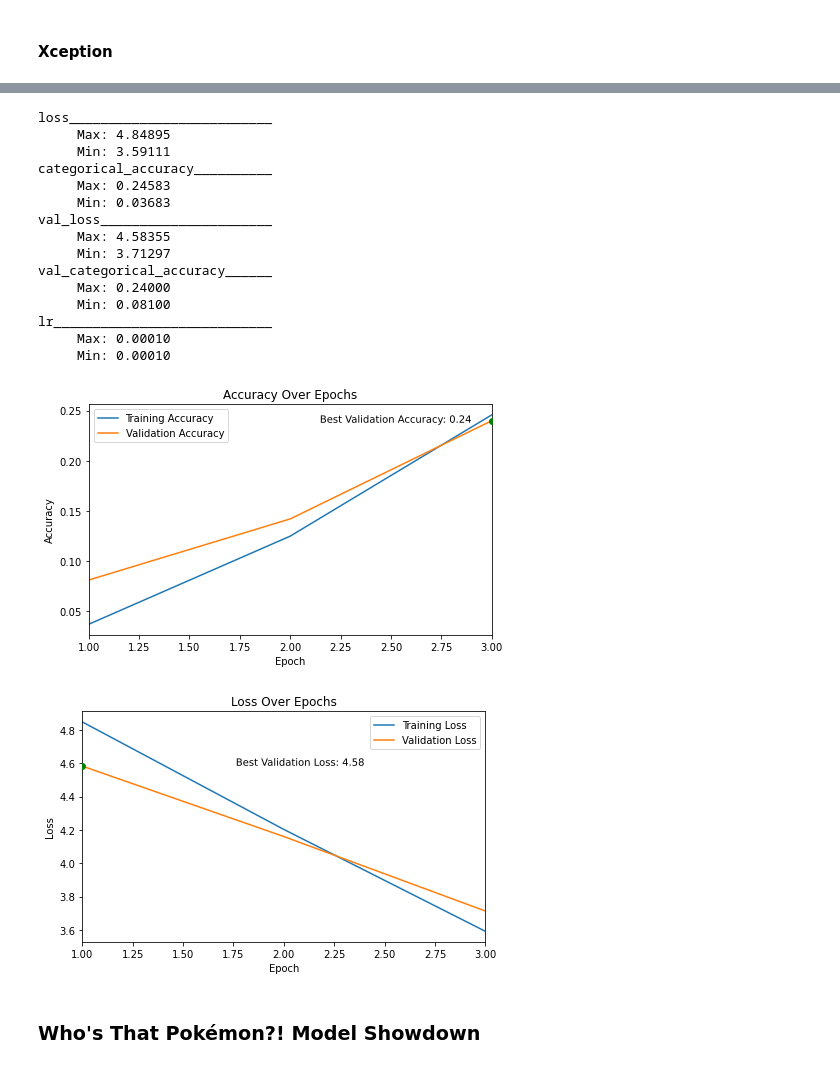
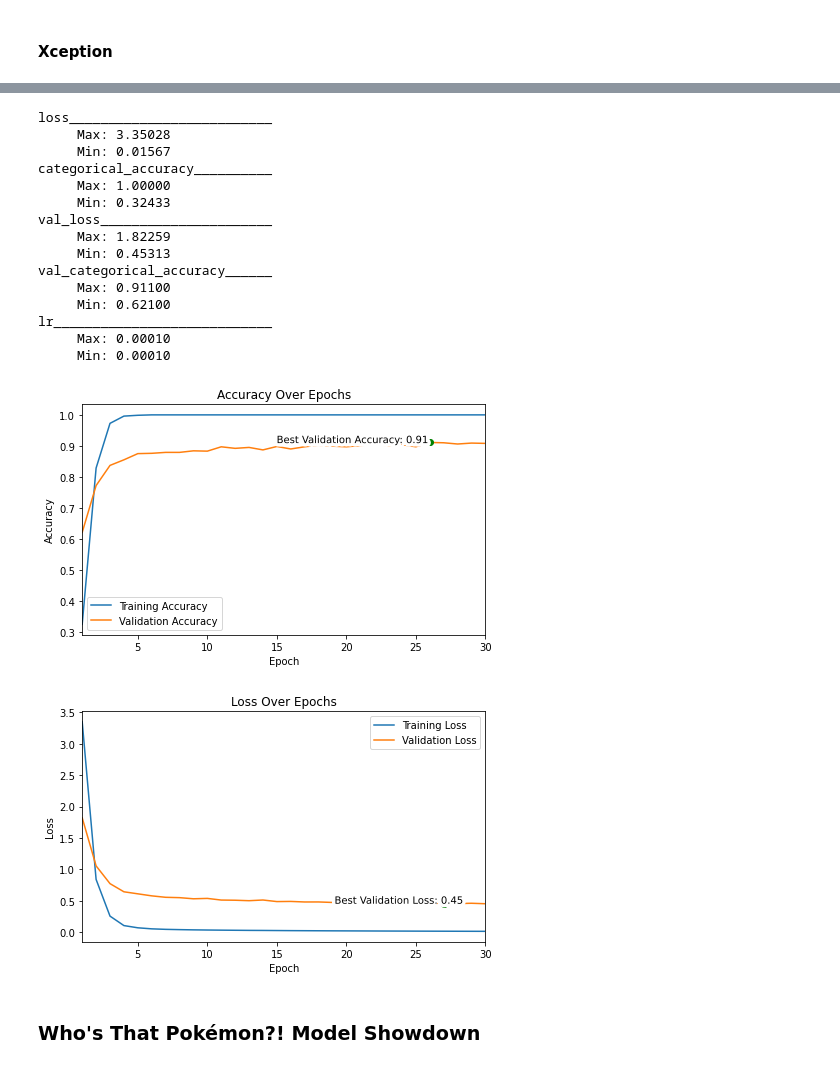
Before and after one commit to LinkWentz/whos-that-pokemon, a Jupyter notebook: pokemon_classification.ipynb, the cells around one changed output, grey strips where cells are left out. Cells and saved outputs as stored; diff of their text form; code cells hidden in the pictures.

```diff
--- a/pokemon_classification.ipynb
+++ b/pokemon_classification.ipynb
@@ -19,7 +17,7 @@ tf.compat.v1.disable_eager_execution()
 # %% [markdown]
 ### Global Parameters
 # %%
-EPOCHS = 3
+EPOCHS = 30
 IMAGE_SIZE = (224, 224)
 PKMN_DIRECTORY = 'C:/temp/PokemonData'
 PLOT_DIRECTORY = 'Plots'
@@ -236,7 +245,7 @@ def plot_training_history(metric_history, val_metric_history,
     epochs = len(metric_history)
     # Find which epoch the selected value for the selected metric was reached.
     best_val_metric_bool_idx = val_metric_history == best(val_metric_history)
-    best_val_metric_x = np.arange(epochs)[best_val_metric_bool_idx] + 1
+    best_val_metric_x = np.arange(epochs)[best_val_metric_bool_idx][0] + 1
     # Plot Content
     lines.append(ax.plot(np.arange(epochs) + 1, metric_history))
     lines.append(ax.plot(np.arange(epochs) + 1, val_metric_history))
@@ -434,7 +460,7 @@ plot_training_history(
 #### Xception
 # %%
 xception_model = build_model(keras.applications.Xception,
-    output_count = CLASS_COUNT)
+    output_count = CLASS_COUNT, dense_count = 512)
 # %% [output]
 WARNING:tensorflow:From C:\Programs\Anaconda\envs\pokemon_classifier\lib\site-packages\keras\layers\normalization\batch_normalization.py:520: _colocate_with (from tensorflow.python.framework.ops) is d ...
 Instructions for updating:
@@ -461,7 +487,7 @@ checkpoint = keras.callbacks.ModelCheckpoint('models/xception_model_best',
 plateau_handling = keras.callbacks.ReduceLROnPlateau(
     monitor = 'val_categorical_accuracy', patience = 5, factor = 0.1)
 
-xception_model_history = xception_model.fit(train_flow, epochs = EPOCHS,
+xception_model_history = xception_model.fit(X_train, Y_train, epochs = EPOCHS,
     validation_data = (X_test, Y_test),
     callbacks = [checkpoint, plateau_handling])
 # %% [output]
@@ -476,17 +515,17 @@ Epoch 3/3
 print_training_stats(xception_model_history)
 # %% [output]
 loss__________________________
-     Max: 4.84895
-     Min: 3.59111
+     Max: 3.35028
+     Min: 0.01567
 categorical_accuracy__________
-     Max: 0.24583
-     Min: 0.03683
+     Max: 1.00000
+     Min: 0.32433
 val_loss______________________
-     Max: 4.58355
-     Min: 3.71297
+     Max: 1.82259
+     Min: 0.45313
 val_categorical_accuracy______
-     Max: 0.24000
-     Min: 0.08100
+     Max: 0.91100
+     Min: 0.62100
 lr____________________________
      Max: 0.00010
      Min: 0.00010
@@ -498,16 +537,16 @@ plot_training_history(
     best_label_offset = (-0.1, -0.002),
     save_name = 'xception_model_accuracy.jpg')
 # %% [output]
-[figure, old version]
+[figure, new version]
 # %%
 plot_training_history(
     xception_model_history.history['loss'],
     xception_model_history.history['val_loss'],
-    metric_name = 'Loss', higher_is_better = True,
+    metric_name = 'Loss', higher_is_better = False,
     best_label_offset = (1.4, 0.002),
     save_name = 'xception_model_loss.jpg')
 # %% [output]
-[figure, old version]
+[figure, new version]
 # %% [markdown]
 ### Who's That Pokémon?! Model Showdown
 # %% [markdown]
```
Also changed, not shown: parts of 20 cells of this notebook.
